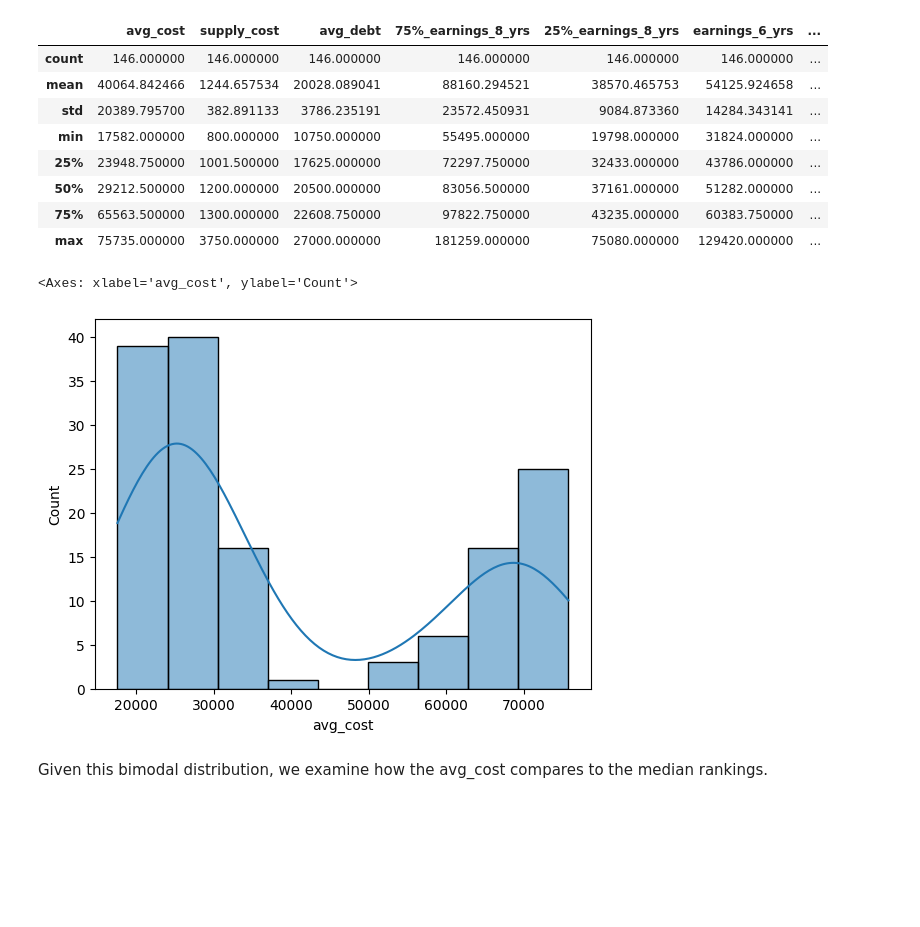
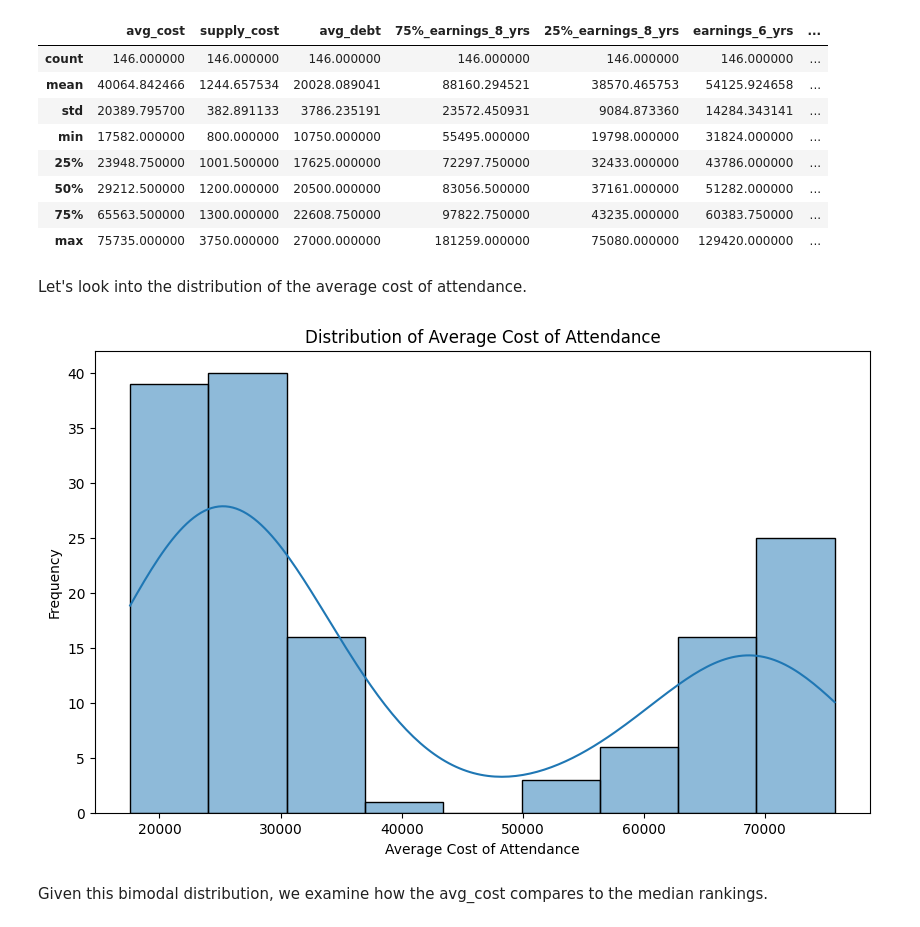
Before and after one commit to b4tan/College-Rank-and-Career-Success, a Jupyter notebook: EDACheckpoint_group067.ipynb, the cells around one changed output. Drawn from its saved outputs; the diff is of its cells as text; code cells hidden in the pictures; blank space fills up the shorter version.

```diff
--- a/EDACheckpoint_group067.ipynb
+++ b/EDACheckpoint_group067.ipynb
@@ -243,11 +243,17 @@ college_data.describe()
 | 50% | 29212.500000 | 1200.000000 | 20500.000000 | 83056.500000 | 37161.000000 | 51282.000000 | ... |
 | 75% | 65563.500000 | 1300.000000 | 22608.750000 | 97822.750000 | 43235.000000 | 60383.750000 | ... |
 | max | 75735.000000 | 3750.000000 | 27000.000000 | 181259.000000 | 75080.000000 | 129420.000000 | ... |
-# %%
-sns.histplot(data=college_data, x='avg_cost', kde=True)
-# %% [output]
-<Axes: xlabel='avg_cost', ylabel='Count'>
-[figure, removed]
+# %% [markdown]
+Let's look into the distribution of the average cost of attendance.
+# %%
+plt.figure(figsize=(10, 6))
+sns.histplot(data=college_data, x='avg_cost', kde=True)
+plt.title('Distribution of Average Cost of Attendance')
+plt.xlabel('Average Cost of Attendance')
+plt.ylabel('Frequency')
+plt.show()
+# %% [output]
+[figure, added]
 # %% [markdown]
 Given this bimodal distribution, we examine how the avg_cost compares to the median rankings.
 # %%
```
Also changed, not shown: parts of 2 cells of this notebook, 1 other file.
